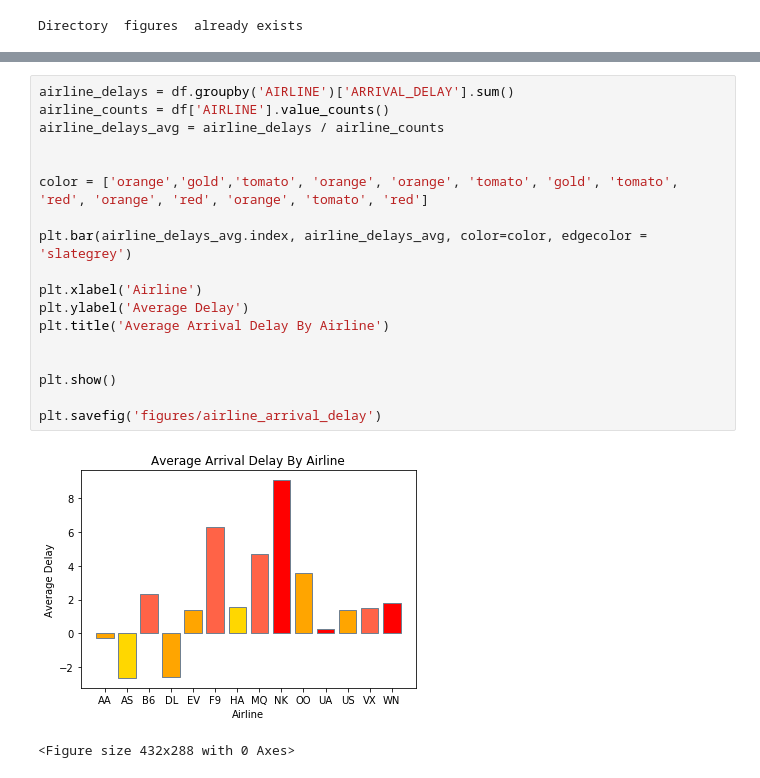
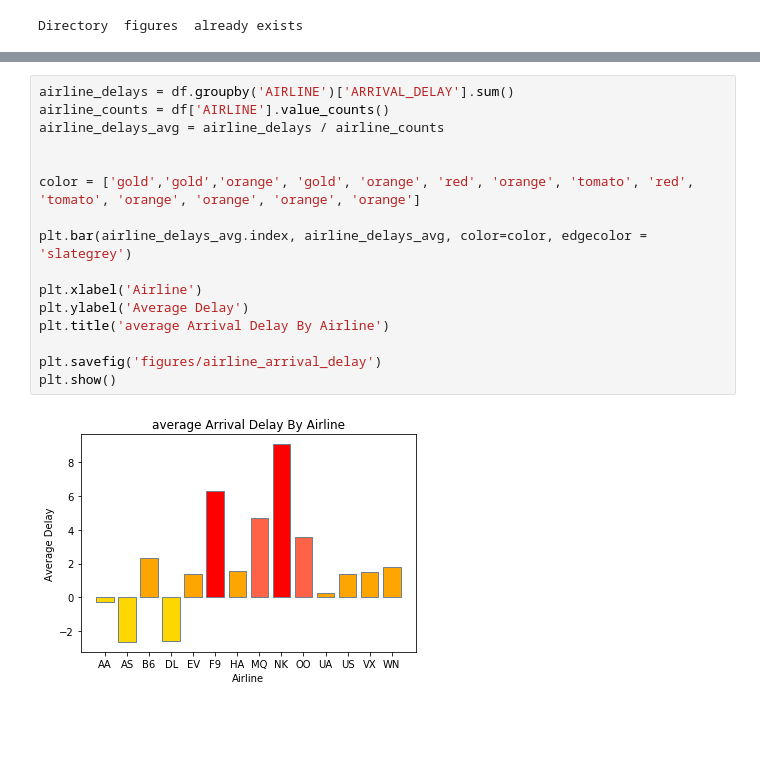
Before and after one commit to Pandas-UFT/Pandas, a Jupyter notebook: data_vis.ipynb, the cells around one changed output, grey strips where cells are left out. Cells and saved outputs as stored; diff of their text form; blank space fills up the shorter version.

Commit message:
updated figures and data vis
Fixed blank PND files
added brief readme for the images
Fixed titles on figures

```diff
--- a/data_vis.ipynb
+++ b/data_vis.ipynb
@@ -96,24 +89,21 @@ plt.savefig('figures/airline_departure_delay')
 # %%
 airline_delays = df.groupby('AIRLINE')['ARRIVAL_DELAY'].sum()
 airline_counts = df['AIRLINE'].value_counts()
 airline_delays_avg = airline_delays / airline_counts
 
 
-color = ['orange','gold','tomato', 'orange', 'orange', 'tomato', 'gold', 'tomato', 'red', 'orange', 'red', 'orange', 'tomato', 'red']
+color = ['gold','gold','orange', 'gold', 'orange', 'red', 'orange', 'tomato', 'red', 'tomato', 'orange', 'orange', 'orange', 'orange']
 
 plt.bar(airline_delays_avg.index, airline_delays_avg, color=color, edgecolor = 'slategrey')
 
 plt.xlabel('Airline')
 plt.ylabel('Average Delay')
-plt.title('Average Arrival Delay By Airline')
-
-
-plt.show()
+plt.title('average Arrival Delay By Airline')
 
 plt.savefig('figures/airline_arrival_delay')
+plt.show()
 # %% [output]
-[figure, old version]
+[figure, new version]
-<Figure size 432x288 with 0 Axes>
 # %%
 time = df.groupby('SCHEDULED_DEPARTURE')['DEPARTURE_DELAY'].sum()
 time_counts = df['SCHEDULED_DEPARTURE'].value_counts()
```
Also changed, not shown: parts of 5 cells of this notebook, 7 other files.
